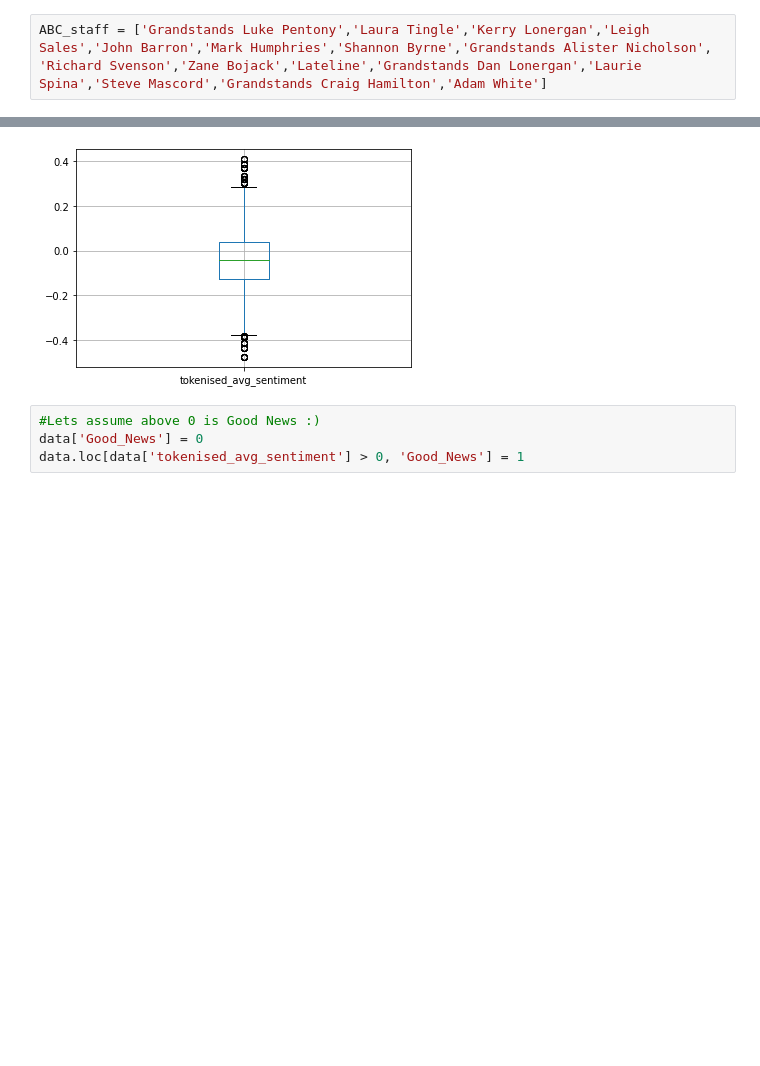
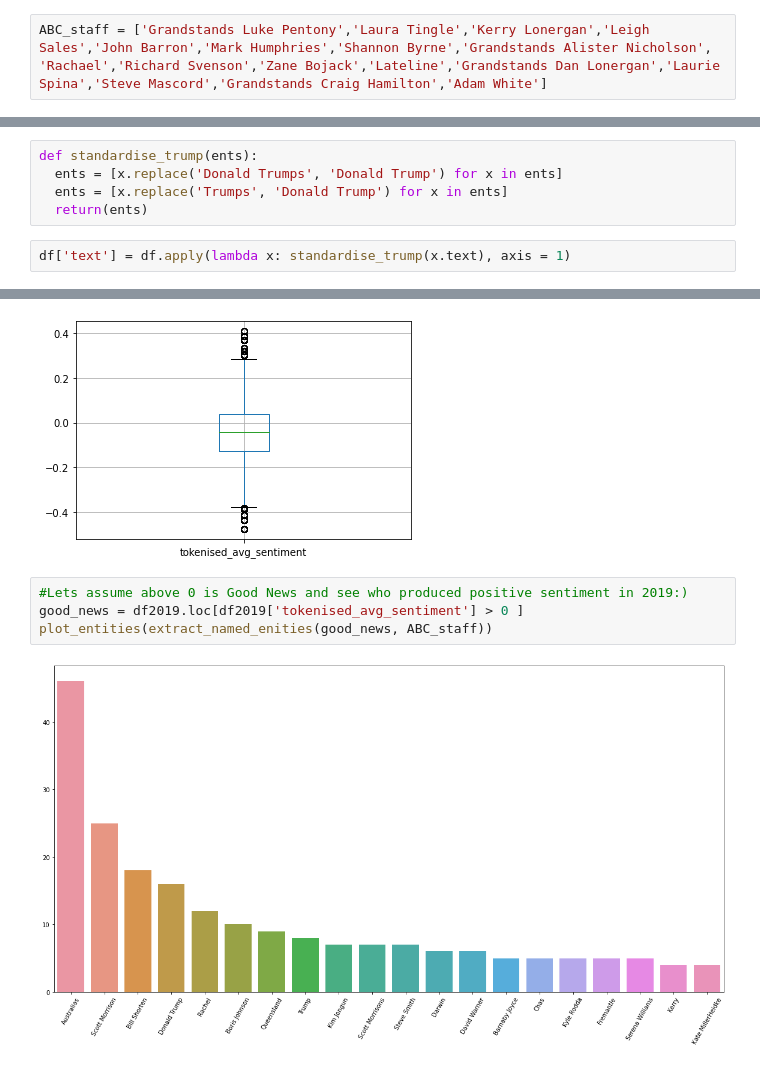
Before and after one commit to ChrisFJardine/Masterclass, a Jupyter notebook: CJardineAssignment3__NER.ipynb, the cells around one changed output, grey strips where cells are left out. Drawn from its saved outputs; the diff is of its cells as text; blank space fills up the shorter version.

```diff
--- a/CJardineAssignment3__NER.ipynb
+++ b/CJardineAssignment3__NER.ipynb
@@ -82,7 +82,7 @@ sentiment.date = pd.to_datetime(sentiment.date)
 df.date = pd.to_datetime(df.date)
 df = df.merge(sentiment, on = 'date', how = 'left')
 # %%
-ABC_staff = ['Grandstands Luke Pentony','Laura Tingle','Kerry Lonergan','Leigh Sales','John Barron','Mark Humphries','Shannon Byrne','Grandstands Alister Nicholson', 'Richard Svenson','Zane Bojack','Lateline','Grandstands Dan Lonergan','Laurie Spina','Steve Mascord','Grandstands Craig Hamilton','Adam White']
+ABC_staff = ['Grandstands Luke Pentony','Laura Tingle','Kerry Lonergan','Leigh Sales','John Barron','Mark Humphries','Shannon Byrne','Grandstands Alister Nicholson', 'Rachael','Richard Svenson','Zane Bojack','Lateline','Grandstands Dan Lonergan','Laurie Spina','Steve Mascord','Grandstands Craig Hamilton','Adam White']
 # %%
 df2012 = df[( df['date'] > pd.Timestamp(2012,1,1))  &  (df['date'] < pd.Timestamp(2013,1,1)) ]
 listwords2012 = ' '.join([x for x in df2012.text]).split()
@@ -117,3 +115,10 @@ extract_sent_named_enities('Donald Trump ate eggs with John Howard')
+# %%
+def standardise_trump(ents):
+  ents = [x.replace('Donald Trumps', 'Donald Trump') for x in ents]
+  ents = [x.replace('Trumps', 'Donald Trump') for x in ents]
+  return(ents)
+# %%
+df['text'] = df.apply(lambda x: standardise_trump(x.text), axis = 1)
 # %%
 nlp = en_core_web_sm.load()
 data['entities'] = data.apply(lambda x: extract_sent_named_enities(x.text), axis = 1)
@@ -164,6 +166,8 @@ data.boxplot(column = 'tokenised_avg_sentiment')
 <matplotlib.axes._subplots.AxesSubplot at 0x...>
 [figure]
 # %%
-#Lets assume above 0 is Good News :)
-data['Good_News'] = 0
-data.loc[data['tokenised_avg_sentiment'] > 0, 'Good_News'] = 1
+#Lets assume above 0 is Good News and see who produced positive sentiment in 2019:)
+good_news = df2019.loc[df2019['tokenised_avg_sentiment'] > 0 ]
+plot_entities(extract_named_enities(good_news, ABC_staff))
+# %% [output]
+[figure, added]
```
Also changed, not shown: parts of 6 cells of this notebook.
